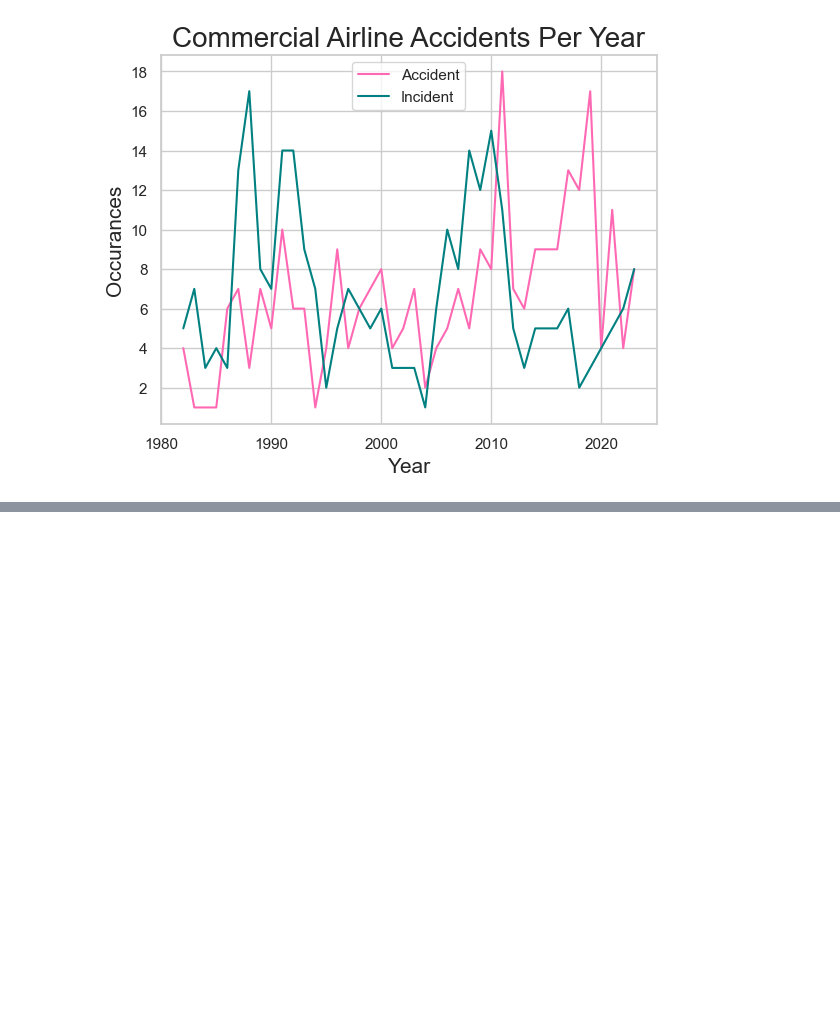
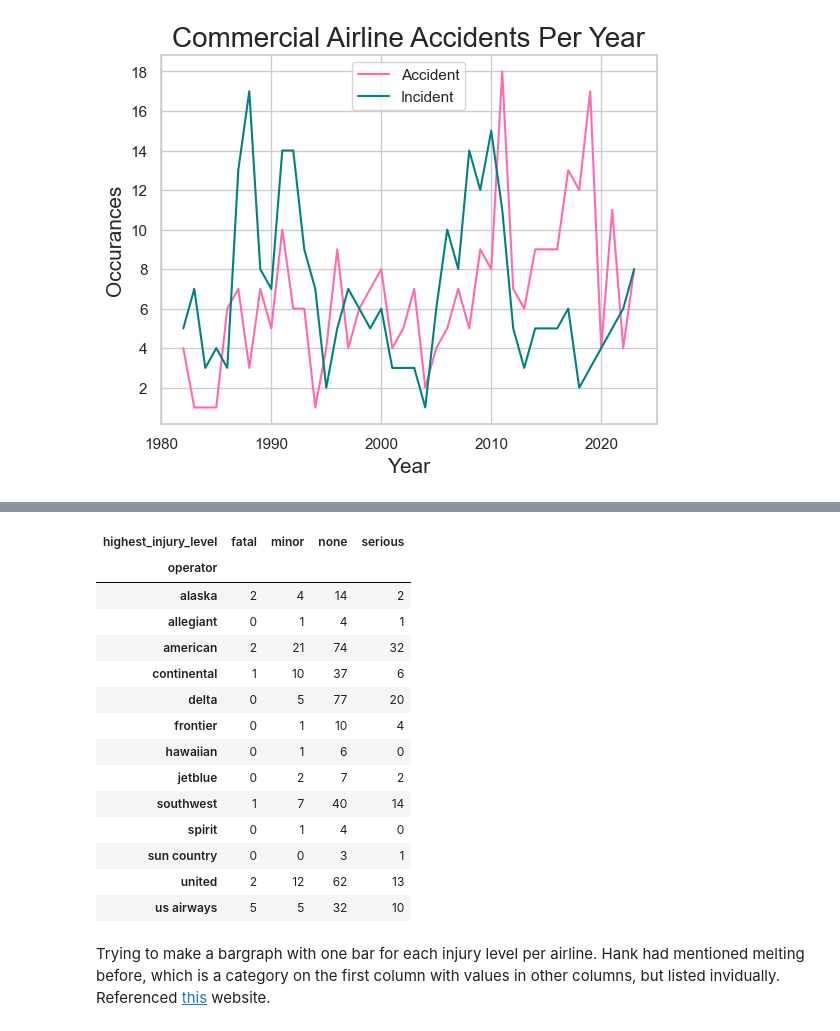
Before and after one commit to FragariaChemist/airline_safety, a Jupyter notebook: jupyter_notebooks/04_data_exploration_through_vis_kh.ipynb, the cells around one changed output, grey strips where cells are left out. Cells and saved outputs as stored; diff of their text form; code cells hidden in the pictures; blank space fills up the shorter version.

```diff
--- a/05_data_viz.ipynb
+++ b/jupyter_notebooks/04_data_exploration_through_vis_kh.ipynb
@@ -9,7 +9,7 @@ import matplotlib.pyplot as plt
 import seaborn as sns
 from matplotlib.ticker import MaxNLocator
 # %%
-airline_df = pd.read_csv('./data/text_processed_aviation_data.csv')
+airline_df = pd.read_csv('../data/text_processed_aviation_data.csv')
 # %%
 airline_df.head()
 # %% [output]
@@ -121,0 +135,18 @@ plt.savefig('../airline_safety/plot_images/acc_and_inc_per_year.png', dpi = 192)
+# %%
+injuries_df
+# %% [output]
+| highest_injury_level | fatal | minor | none | serious |
+| operator |  |  |  |  |
+| alaska | 2 | 4 | 14 | 2 |
+| allegiant | 0 | 1 | 4 | 1 |
+| american | 2 | 21 | 74 | 32 |
+| continental | 1 | 10 | 37 | 6 |
+| delta | 0 | 5 | 77 | 20 |
+| frontier | 0 | 1 | 10 | 4 |
+| hawaiian | 0 | 1 | 6 | 0 |
+| jetblue | 0 | 2 | 7 | 2 |
+| southwest | 1 | 7 | 40 | 14 |
+| spirit | 0 | 1 | 4 | 0 |
+| sun country | 0 | 0 | 3 | 1 |
+| united | 2 | 12 | 62 | 13 |
+| us airways | 5 | 5 | 32 | 10 |
@@ -121,0 +155,2 @@ plt.savefig('../airline_safety/plot_images/acc_and_inc_per_year.png', dpi = 192)
+# %% [markdown]
+Trying to make a bargraph with one bar for each injury level per airline.  Hank had mentioned melting before, which is a category on the first column with values in other columns, but listed invidually. Referenced [this](https://www.geeksforgeeks.org/python-pandas-melt/) website.
```
Also changed, not shown: parts of 11 cells of this notebook, 12 other files.
